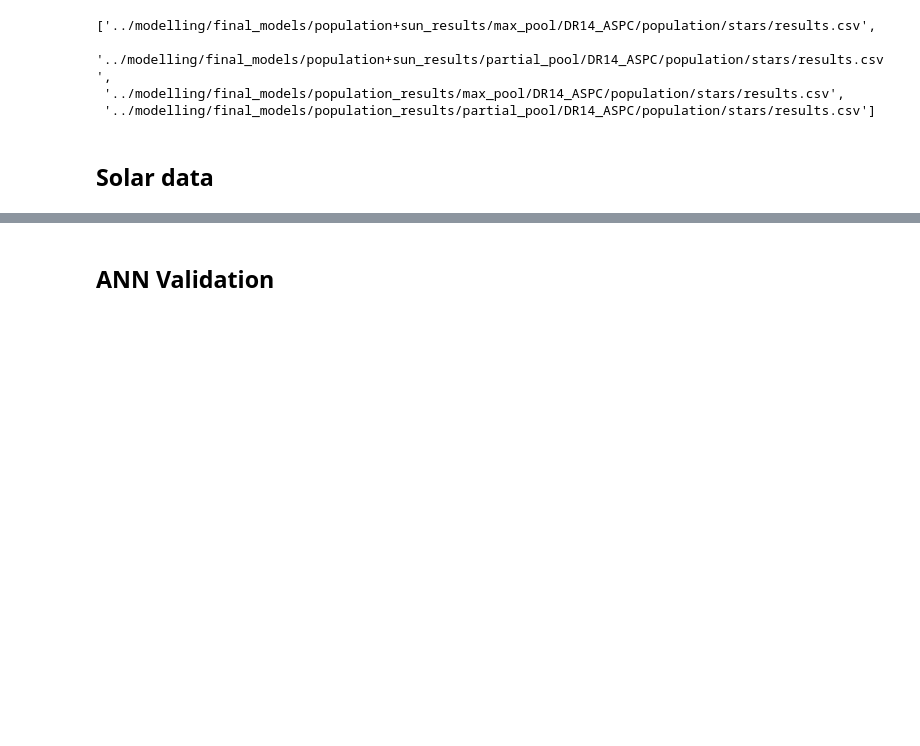
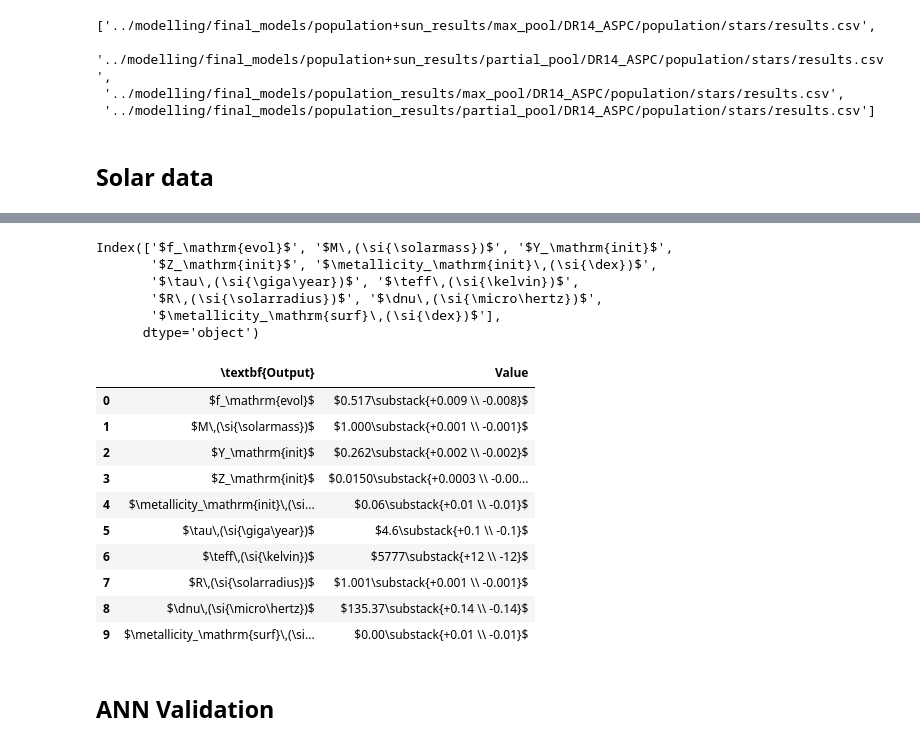
Before and after one commit to alexlyttle/hierarchically-modelling-dwarfs, a Jupyter notebook: results/make_tables.ipynb, the cells around one changed output, grey strips where cells are left out. Cells and saved outputs as stored; diff of their text form; code cells hidden in the pictures; blank space fills up the shorter version.

Commit message:
Updated solar results

```diff
--- a/results/make_tables.ipynb
+++ b/results/make_tables.ipynb
@@ -267,0 +277,16 @@ with open(f'../paper/sun_inputs.tex', 'w') as file:
+# %%
+table = pd.DataFrame()
+# table[r'\textbf{Name}'] = sun_out['name']
+table[r'$f_\mathrm{evol}$'] = make_result(sun_out, 'f_evol', '.3f')
+table[r'$M\,(\si{\solarmass})$'] = make_result(sun_out, 'mass', '.3f')
+if 'mlt' in sun_out.columns:
+    table[r'$\mlt$'] = make_result(sun_out, 'mlt', '.3f')
+table[r'$Y_\mathrm{init}$'] = make_result(sun_out, 'yi', '.3f')
+table[r'$Z_\mathrm{init}$'] = make_result(sun_out, 'zi', '.4f')
+table[r'$\metallicity_\mathrm{init}\,(\si{\dex})$'] = make_result(sun_out, 'mhi', '.2f')
+table[r'$\tau\,(\si{\giga\year})$'] = make_result(sun_out, 'age', '.1f')
+table[r'$\teff\,(\si{\kelvin})$'] = make_result(sun_out, 'teff', '.0f')
+table[r'$R\,(\si{\solarradius})$'] = make_result(sun_out, 'rad', '.3f')
+table[r'$\dnu\,(\si{\micro\hertz})$'] = make_result(sun_out, 'dnu', '.2f')
+table[r'$\metallicity_\mathrm{surf}\,(\si{\dex})$'] = make_result(sun_out, 'mhs', '.2f')
+table
@@ -267,0 +296,3 @@ with open(f'../paper/sun_inputs.tex', 'w') as file:
+# %%
+table = table.T
+table
@@ -267,0 +311,27 @@ with open(f'../paper/sun_inputs.tex', 'w') as file:
+# %%
+table.columns = [r'Value']
+table.index
+# %% [output]
+Index(['$f_\mathrm{evol}$', '$M\,(\si{\solarmass})$', '$Y_\mathrm{init}$',
+       '$Z_\mathrm{init}$', '$\metallicity_\mathrm{init}\,(\si{\dex})$',
+       '$\tau\,(\si{\giga\year})$', '$\teff\,(\si{\kelvin})$',
+       '$R\,(\si{\solarradius})$', '$\dnu\,(\si{\micro\hertz})$',
+       '$\metallicity_\mathrm{surf}\,(\si{\dex})$'],
+      dtype='object')
+# %%
+table.index.name = r'\textbf{Output}'
+# %%
+table = table.reset_index()
+table
+# %% [output]
+|  | \textbf{Output} | Value |
+| 0 | $f_\mathrm{evol}$ | $0.517\substack{+0.009 \\ -0.008}$ |
+| 1 | $M\,(\si{\solarmass})$ | $1.000\substack{+0.001 \\ -0.001}$ |
+| 2 | $Y_\mathrm{init}$ | $0.262\substack{+0.002 \\ -0.002}$ |
+| 3 | $Z_\mathrm{init}$ | $0.0150\substack{+0.0003 \\ -0.00... |
+| 4 | $\metallicity_\mathrm{init}\,(\si... | $0.06\substack{+0.01 \\ -0.01}$ |
+| 5 | $\tau\,(\si{\giga\year})$ | $4.6\substack{+0.1 \\ -0.1}$ |
+| 6 | $\teff\,(\si{\kelvin})$ | $5777\substack{+12 \\ -12}$ |
+| 7 | $R\,(\si{\solarradius})$ | $1.001\substack{+0.001 \\ -0.001}$ |
+| 8 | $\dnu\,(\si{\micro\hertz})$ | $135.37\substack{+0.14 \\ -0.14}$ |
+| 9 | $\metallicity_\mathrm{surf}\,(\si... | $0.00\substack{+0.01 \\ -0.01}$ |
```
Also changed, not shown: parts of 5 cells of this notebook, 3 other files.
